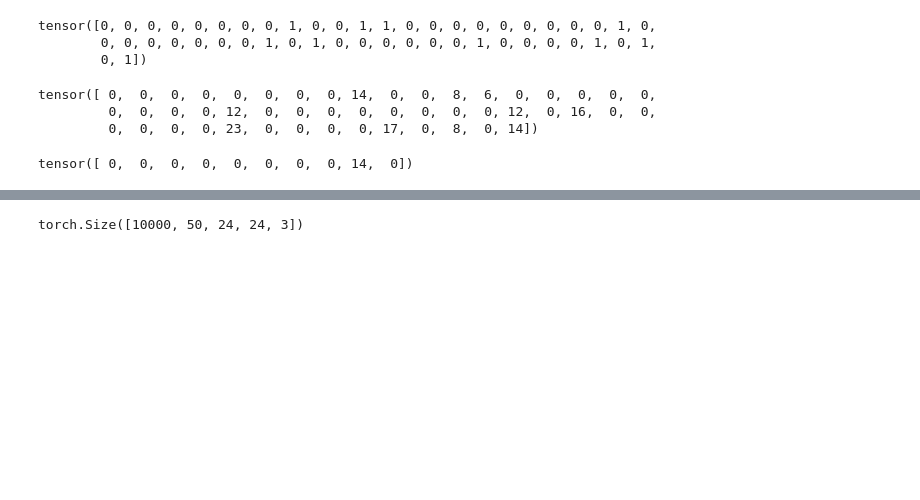
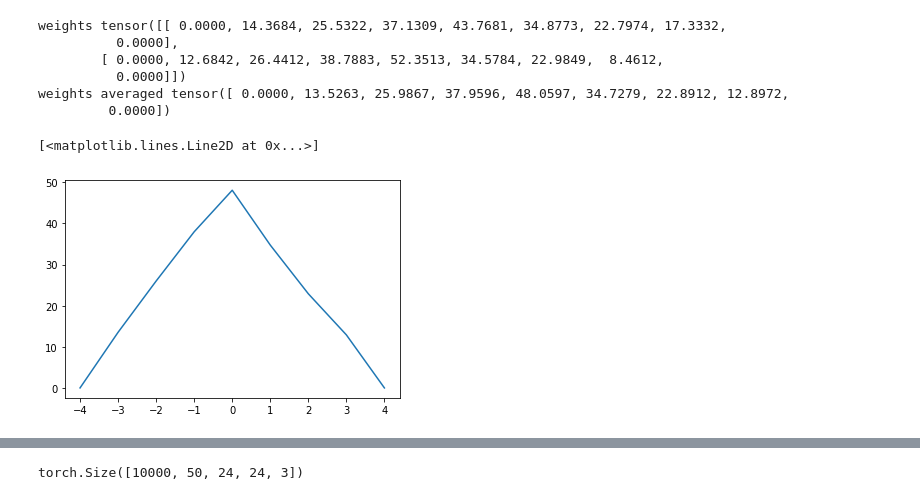
Before and after one commit to mbalesni/rl-secret, a Jupyter notebook: test.ipynb, the cells around one changed output, grey strips where cells are left out. Drawn from its saved outputs; the diff is of its cells as text; code cells hidden in the pictures; blank space fills up the shorter version.

Commit message:
add attention plots and CA precision/recall

```diff
--- a/test.ipynb
+++ b/test.ipynb
@@ -18,22 +20,40 @@ prize_activations_indices = torch.argmax(prize_activations, axis=-1) # indices o
 episodes_with_prize_mask = torch.sum(prize_activations, axis=-1).to(device) # mask for episodes where prizes were taken
 
 train_loader, valid_loader = preprocess_dataset(dataset, data_path, sum_rewards=False, normalize=False)
-# %%
-episodes_with_prize_mask[:50]
-# %% [output]
-tensor([0, 0, 0, 0, 0, 0, 0, 0, 1, 0, 0, 1, 1, 0, 0, 0, 0, 0, 0, 0, 0, 0, 1, 0,
-        0, 0, 0, 0, 0, 0, 0, 1, 0, 1, 0, 0, 0, 0, 0, 0, 1, 0, 0, 0, 0, 1, 0, 1,
-        0, 1])
-# %%
-prize_activations_indices[:50]
-# %% [output]
-tensor([ 0,  0,  0,  0,  0,  0,  0,  0, 14,  0,  0,  8,  6,  0,  0,  0,  0,  0,
-         0,  0,  0,  0, 12,  0,  0,  0,  0,  0,  0,  0,  0, 12,  0, 16,  0,  0,
-         0,  0,  0,  0, 23,  0,  0,  0,  0, 17,  0,  8,  0, 14])
-# %%
-prize_activations_indices[:10]
-# %% [output]
-tensor([ 0,  0,  0,  0,  0,  0,  0,  0, 14,  0])
+# %%
+batch_size = 2
+
+seq_len = dataset.observations.shape[1]
+attention_weights_global = torch.zeros((batch_size, seq_len*2+1)) # N, S*2
+
+
+
+values = torch.rand((batch_size, seq_len)) # N, S
+trigger_positions = torch.randint(0, seq_len, (batch_size,)) # N
+
+indices = torch.arange(0, seq_len) + seq_len
+indices = indices.repeat(batch_size, 1)
+indices -= trigger_positions[:, None]
+
+added_values = torch.zeros_like(attention_weights_global)
+attention_weights_global += added_values.scatter(1, indices, values)
+
+print('weights', attention_weights_global)
+
+weights_averaged = torch.sum(attention_weights_global, axis=0) / batch_size
+print('weights averaged', weights_averaged)
+
+x_axis = np.arange(weights_averaged.shape[0]) - seq_len
+plt.plot(x_axis, weights_averaged)
+# %% [output]
+weights tensor([[ 0.0000, 14.3684, 25.5322, 37.1309, 43.7681, 34.8773, 22.7974, 17.3332,
+          0.0000],
+        [ 0.0000, 12.6842, 26.4412, 38.7883, 52.3513, 34.5784, 22.9849,  8.4612,
+          0.0000]])
+weights averaged tensor([ 0.0000, 13.5263, 25.9867, 37.9596, 48.0597, 34.7279, 22.8912, 12.8972,
+         0.0000])
+[<matplotlib.lines.Line2D at 0x...>]
+[figure, added]
 # %%
 
 from reward_predictor import RewardPredictor
```
Also changed, not shown: parts of 3 cells of this notebook, 1 other file.
